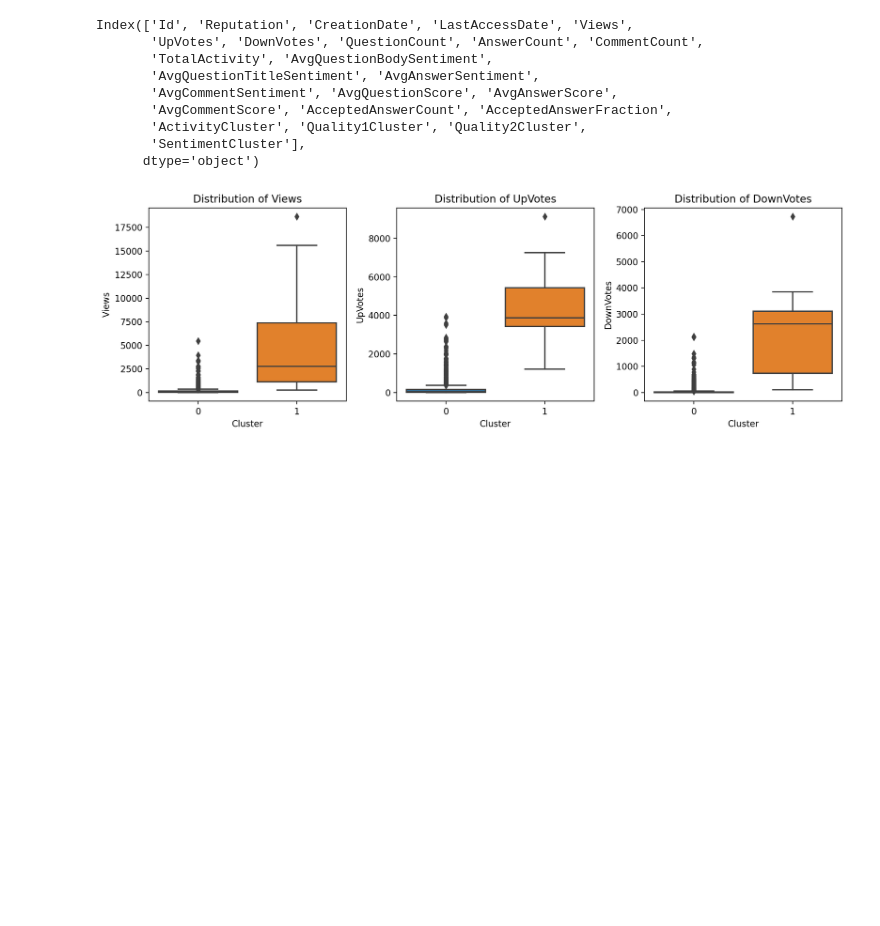
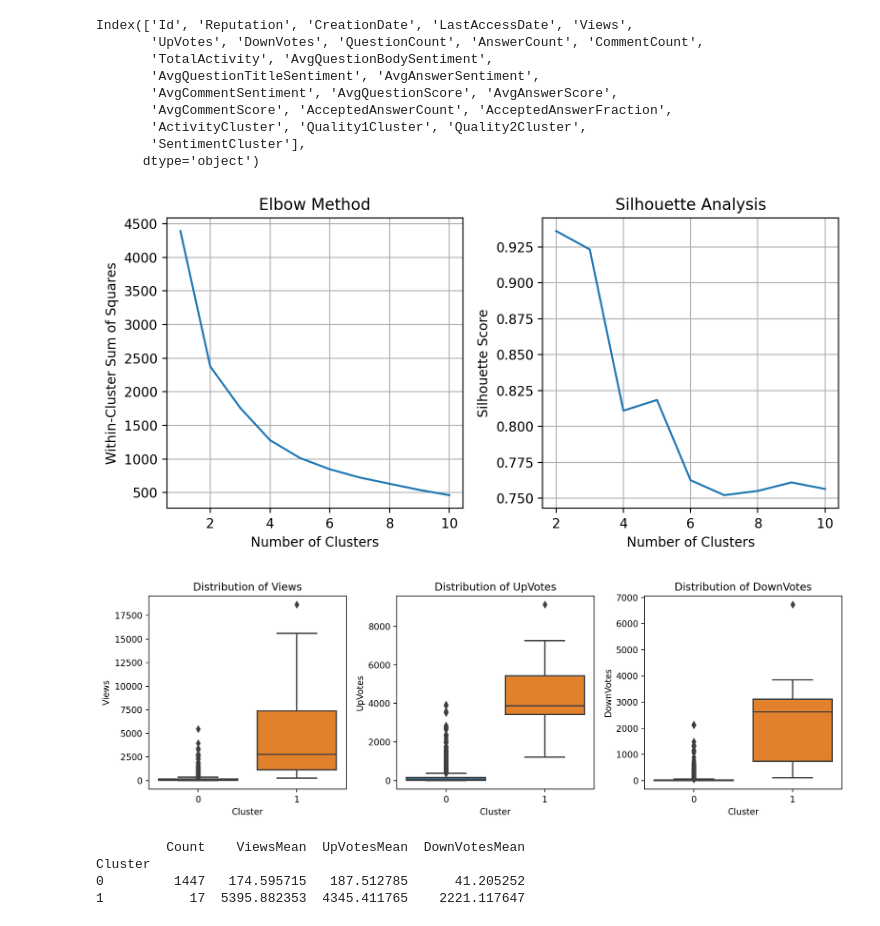
Before and after one commit to pierrehogenhaug/stackexchange_politics, a Jupyter notebook: clustering.ipynb, the cells around one changed output. Drawn from its saved outputs; the diff is of its cells as text; code cells hidden in the pictures; blank space fills up the shorter version.

```diff
--- a/clustering.ipynb
+++ b/clustering.ipynb
@@ -209,6 +252,11 @@ Index(['Id', 'Reputation', 'CreationDate', 'LastAccessDate', 'Views',
 # %%
 clustering_features = ['Views', 'UpVotes', 'DownVotes']
 
-custom_cluster(users_with_attributes, clustering_features, 2, 'EngagementCluster')
+custom_cluster(users_with_attributes, clustering_features, 2, 'EngagementCluster', verbose=True)
 # %% [output]
-[figure, old version]
+[figure, new version]
+[figure, added]
+         Count    ViewsMean  UpVotesMean  DownVotesMean
+Cluster
+0         1447   174.595715   187.512785      41.205252
+1           17  5395.882353  4345.411765    2221.117647
```
Also changed, not shown: parts of 5 cells of this notebook.
